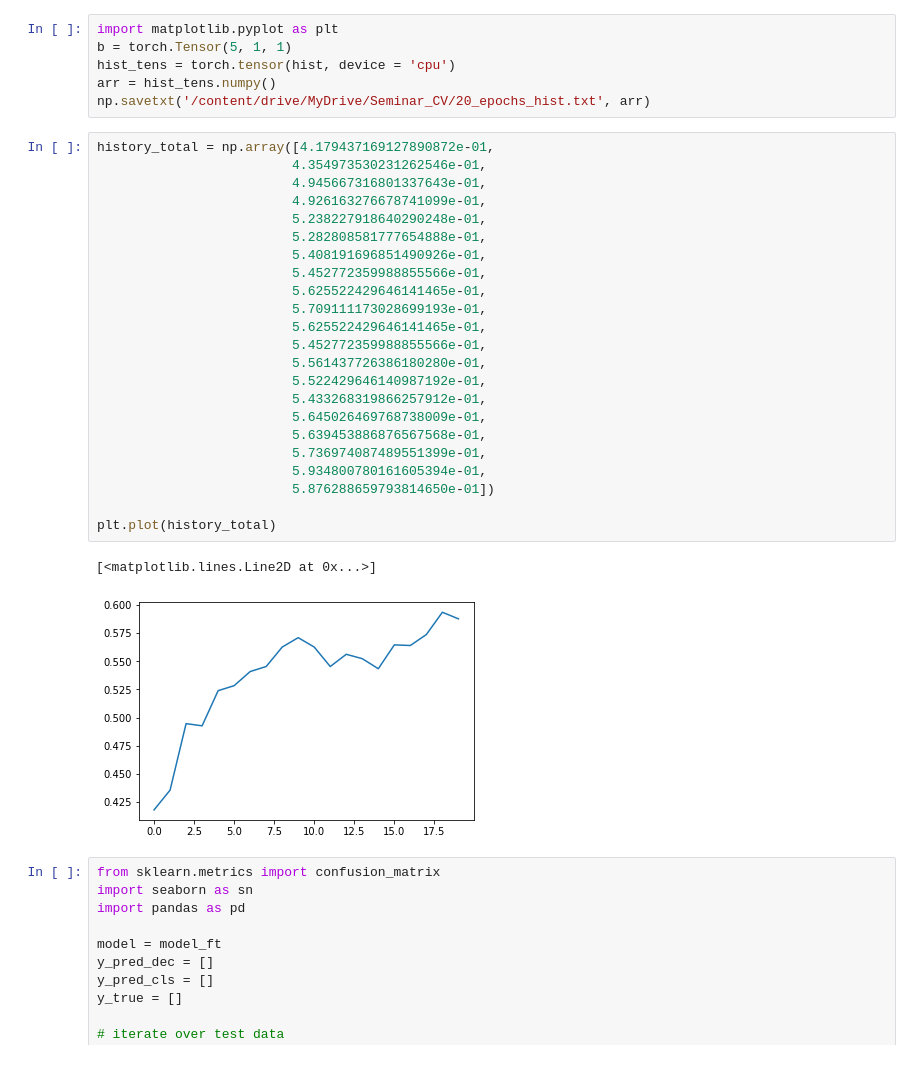
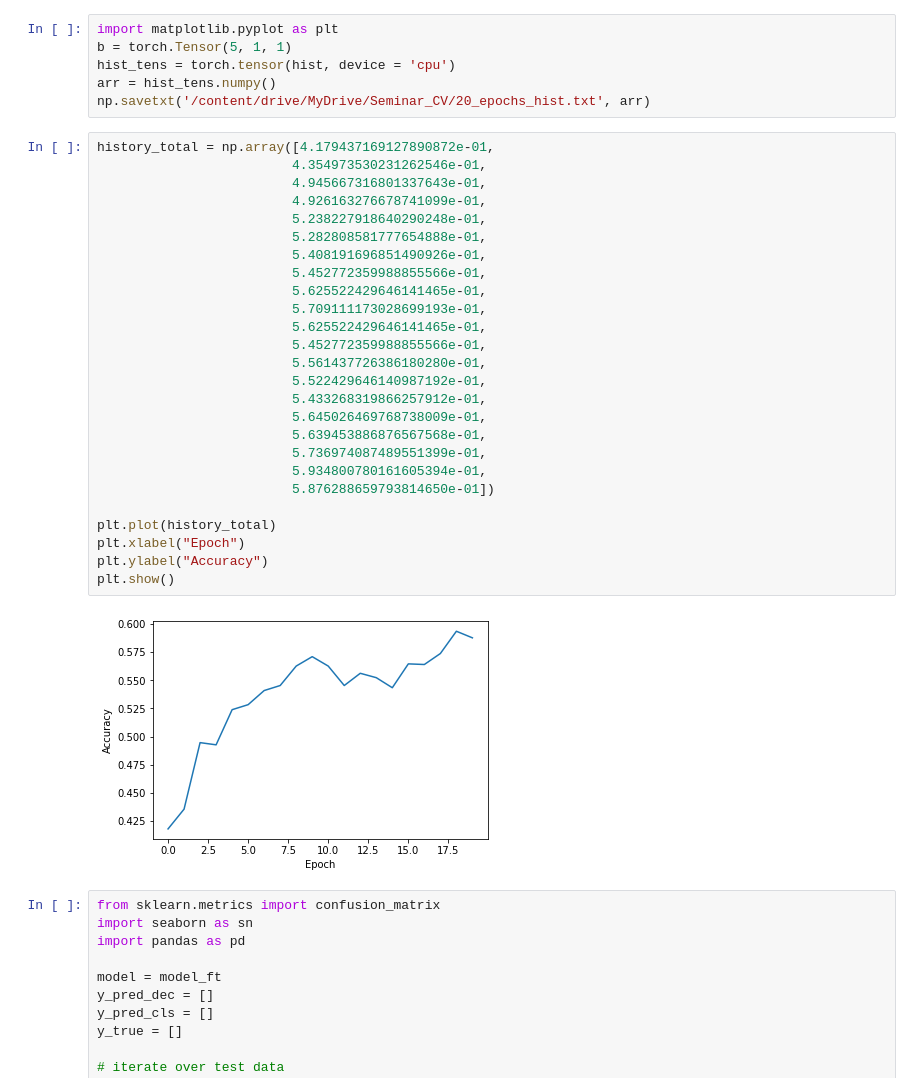
Before and after one commit to JanTeichertKluge/WSCNet_FacialExpressions, a Jupyter notebook: Scripts/WSCNet_Training_final.ipynb, the cells around one changed output. Drawn from its saved outputs; the diff is of its cells as text.

```diff
--- a/Scripts/WSCNet_Training_final.ipynb
+++ b/Scripts/WSCNet_Training_final.ipynb
@@ -565,29 +492,31 @@ np.savetxt('/content/drive/MyDrive/Seminar_CV/20_epochs_hist.txt', arr)
 # %%
 history_total = np.array([4.179437169127890872e-01,
                          4.354973530231262546e-01,
                          4.945667316801337643e-01,
                          4.926163276678741099e-01,
                          5.238227918640290248e-01,
                          5.282808581777654888e-01,
                          5.408191696851490926e-01,
                          5.452772359988855566e-01,
                          5.625522429646141465e-01,
                          5.709111173028699193e-01,
                          5.625522429646141465e-01,
                          5.452772359988855566e-01,
                          5.561437726386180280e-01,
                          5.522429646140987192e-01,
                          5.433268319866257912e-01,
                          5.645026469768738009e-01,
                          5.639453886876567568e-01,
                          5.736974087489551399e-01,
                          5.934800780161605394e-01,
                          5.876288659793814650e-01])
 
 plt.plot(history_total)
+plt.xlabel("Epoch")
+plt.ylabel("Accuracy")
+plt.show()
 # %% [output]
-[<matplotlib.lines.Line2D at 0x...>]
-[figure, old version]
+[figure, new version]
 # %%
 from sklearn.metrics import confusion_matrix
 import seaborn as sn
```
Also changed, not shown: parts of 21 cells of this notebook.
